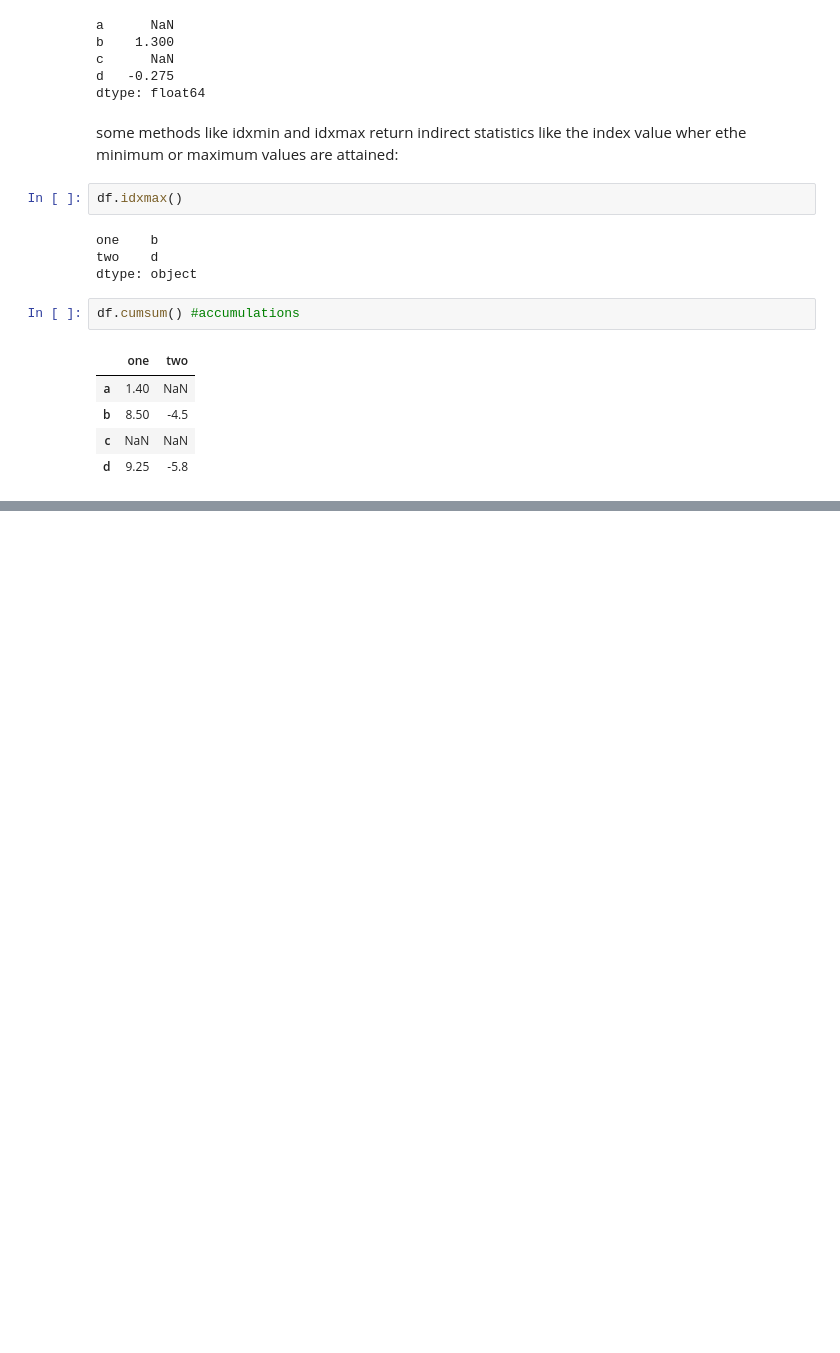
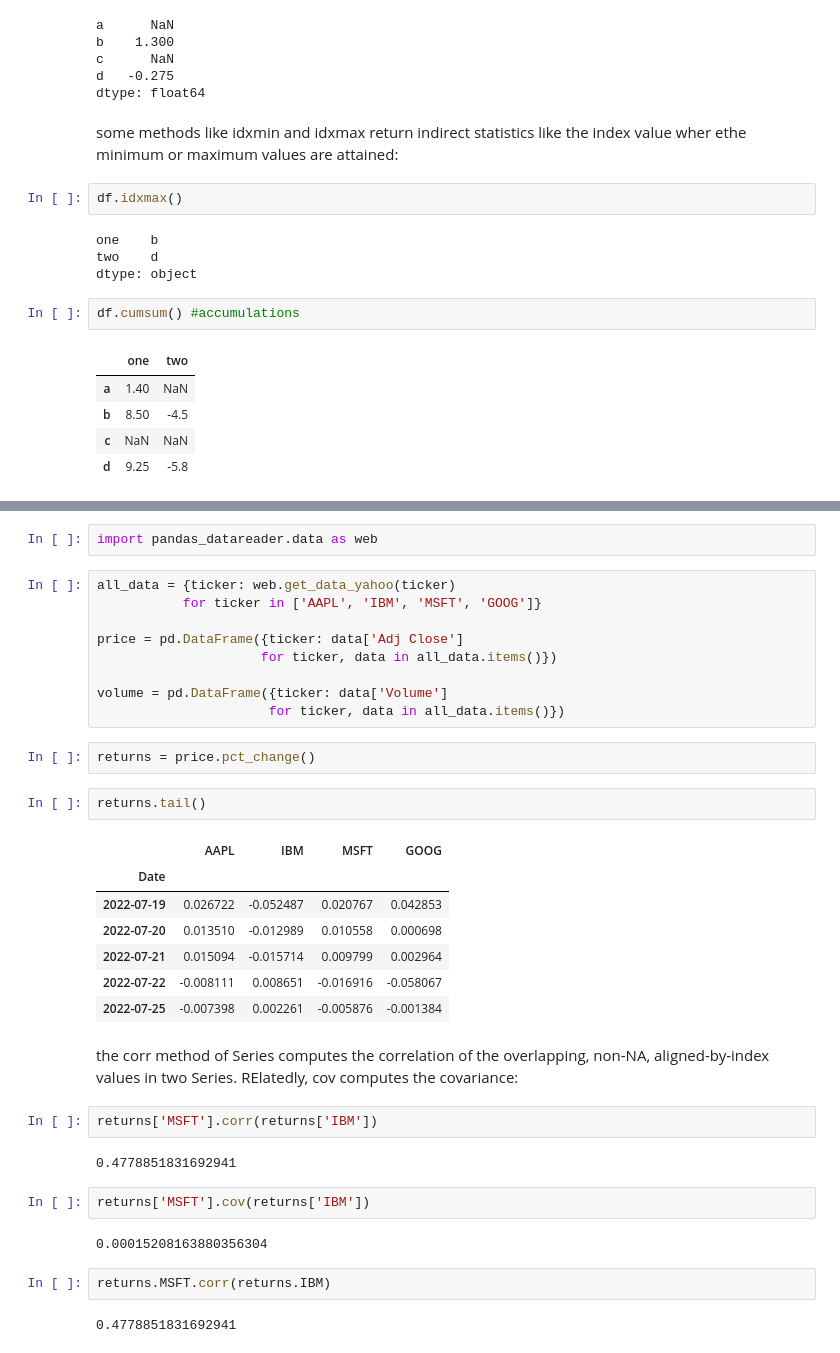
Before and after one commit to kbutalep/WesCh5, a Jupyter notebook: Chapter5WorkAlong.ipynb, the cells around one changed output, grey strips where cells are left out. Saved outputs shown, nothing was run; the diff lists cells and outputs as text; blank space fills up the shorter version.

```diff
--- a/Chapter5WorkAlong.ipynb
+++ b/Chapter5WorkAlong.ipynb
@@ -1449,0 +1497,37 @@ multiple summary statistics
+# %%
+import pandas_datareader.data as web
+# %%
+all_data = {ticker: web.get_data_yahoo(ticker)
+           for ticker in ['AAPL', 'IBM', 'MSFT', 'GOOG']}
+
+price = pd.DataFrame({ticker: data['Adj Close']
+                     for ticker, data in all_data.items()})
+
+volume = pd.DataFrame({ticker: data['Volume']
+                      for ticker, data in all_data.items()})
+# %%
+returns = price.pct_change()
+# %%
+returns.tail()
+# %% [output]
+|  | AAPL | IBM | MSFT | GOOG |
+| Date |  |  |  |  |
+| 2022-07-19 | 0.026722 | -0.052487 | 0.020767 | 0.042853 |
+| 2022-07-20 | 0.013510 | -0.012989 | 0.010558 | 0.000698 |
+| 2022-07-21 | 0.015094 | -0.015714 | 0.009799 | 0.002964 |
+| 2022-07-22 | -0.008111 | 0.008651 | -0.016916 | -0.058067 |
+| 2022-07-25 | -0.007398 | 0.002261 | -0.005876 | -0.001384 |
+# %% [markdown]
+the corr method of Series computes the correlation of the overlapping, non-NA, aligned-by-index values in two Series. RElatedly, cov computes the covariance:
+# %%
+returns['MSFT'].corr(returns['IBM'])
+# %% [output]
+0.4778851831692941
+# %%
+returns['MSFT'].cov(returns['IBM'])
+# %% [output]
+0.00015208163880356304
+# %%
+returns.MSFT.corr(returns.IBM)
+# %% [output]
+0.4778851831692941
```
Also changed, not shown: parts of 29 cells of this notebook.
